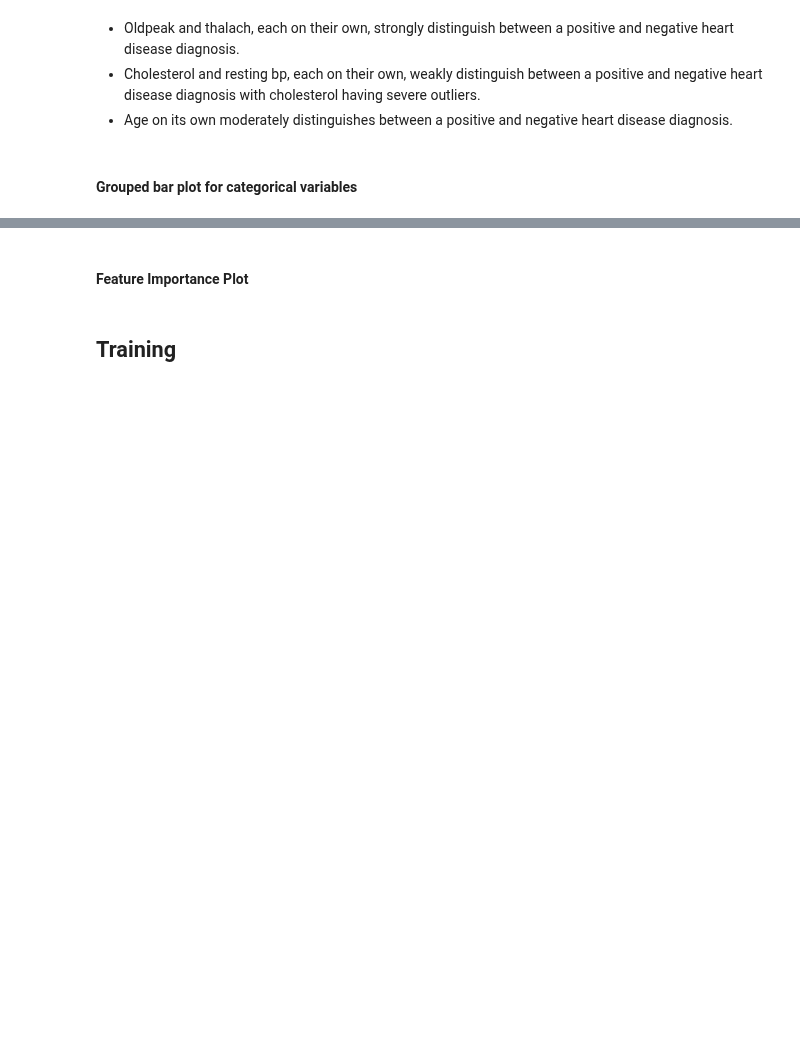
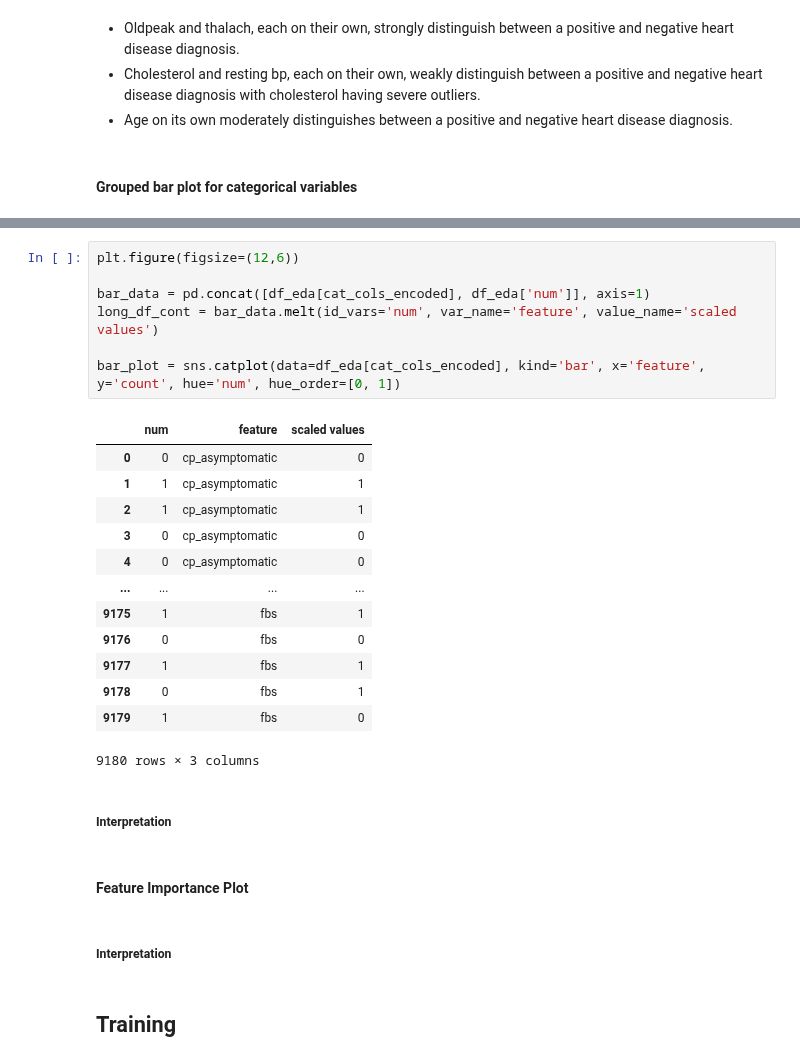
Before and after one commit to ThereseColeongco/hd-classifier, a Jupyter notebook: classifier.ipynb, the cells around one changed output, grey strips where cells are left out. Saved outputs shown, nothing was run; the diff lists cells and outputs as text; blank space fills up the shorter version.

Commit message:
attempting to make bar plot

```diff
--- a/classifier.ipynb
+++ b/classifier.ipynb
@@ -638,5 +656,30 @@ plt.show()
+# %%
+plt.figure(figsize=(12,6))
+
+bar_data = pd.concat([df_eda[cat_cols_encoded], df_eda['num']], axis=1)
+long_df_cont = bar_data.melt(id_vars='num', var_name='feature', value_name='scaled values')
+
+bar_plot = sns.catplot(data=df_eda[cat_cols_encoded], kind='bar', x='feature', y='count', hue='num', hue_order=[0, 1])
+# %% [output]
+|  | num | feature | scaled values |
+| 0 | 0 | cp_asymptomatic | 0 |
+| 1 | 1 | cp_asymptomatic | 1 |
+| 2 | 1 | cp_asymptomatic | 1 |
+| 3 | 0 | cp_asymptomatic | 0 |
+| 4 | 0 | cp_asymptomatic | 0 |
+| ... | ... | ... | ... |
+| 9175 | 1 | fbs | 1 |
+| 9176 | 0 | fbs | 0 |
+| 9177 | 1 | fbs | 1 |
+| 9178 | 0 | fbs | 1 |
+| 9179 | 1 | fbs | 0 |
+9180 rows × 3 columns
+# %% [markdown]
+##### Interpretation
 # %% [markdown]
 #### Feature Importance Plot
+# %% [markdown]
+##### Interpretation
 # %% [markdown]
 ## Training
 # %% [markdown]
```
Also changed, not shown: parts of 3 cells of this notebook.
